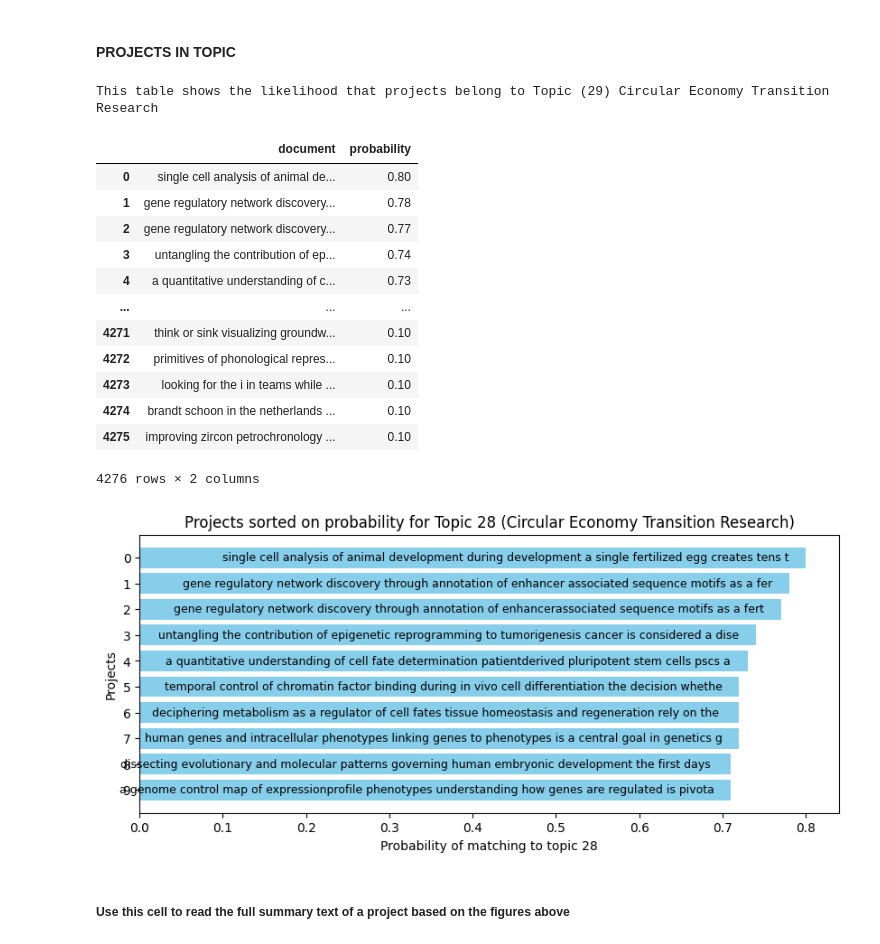
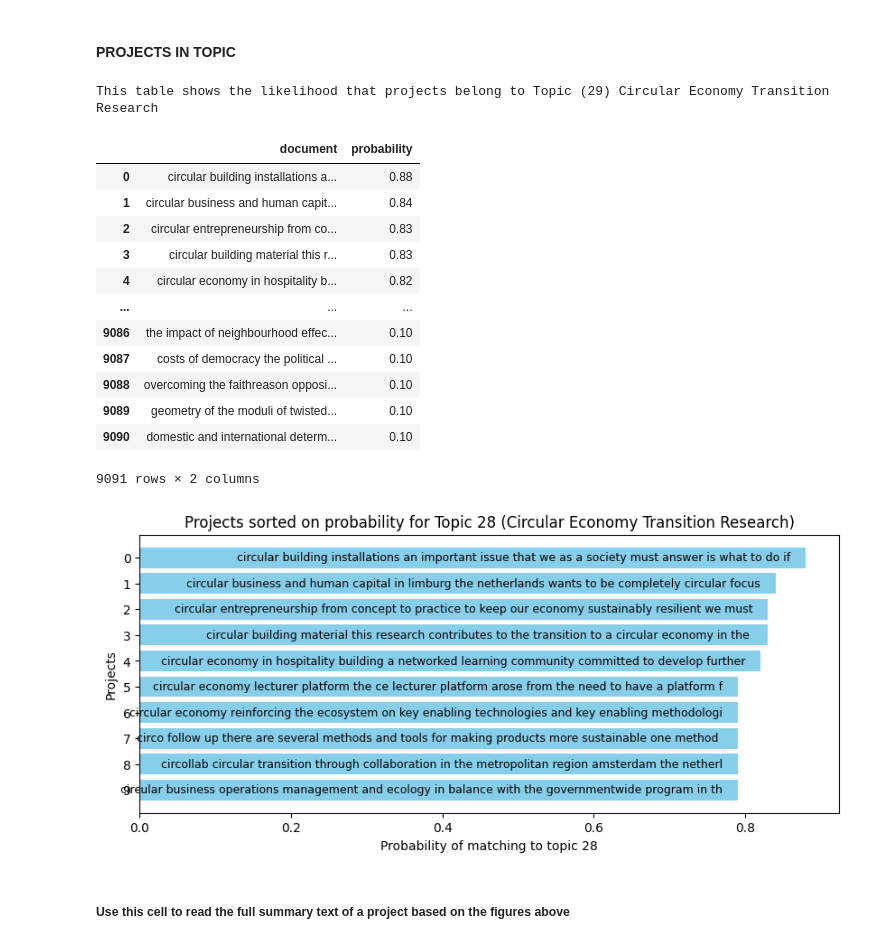
Before and after one commit to anetey-abbey/pbl_research_trends, a Jupyter notebook: topic_analysis/nwo_topic_analysis.ipynb, the cells around one changed output. Cells and saved outputs as stored; diff of their text form; code cells hidden in the pictures.

Commit message:
Fixed indexing for graphs nwo

```diff
--- a/topic_analysis/nwo_topic_analysis.ipynb
+++ b/topic_analysis/nwo_topic_analysis.ipynb
@@ -334,7 +334,7 @@ topic_name = topic_model.get_topic_info()['CustomName'][TOPIC_INDEX]
 print(f'This table shows the likelihood that projects belong to Topic ({TOPIC_INDEX}) {SELECTED_TOPIC_NAME} ')
 
 # Extract the probabilities for the specific topic
-specific_topic_probs = probs[:, SELECTED_TOPIC_ID]
+specific_topic_probs = probs[:, TOPIC_INDEX]
 
 # Find the indices of documents with a probability above the threshold for the specific topic
 doc_indices = np.where(specific_topic_probs >= THRESHOLD_DOC_PROB_TABLE)[0]
@@ -365,45 +365,45 @@ df_specific_topic_top_n['document'] = df_specific_topic_top_n['document'].str.sl
 # Plotting
 plt.figure(figsize=(10, 4))  # Change height to a smaller value
 bars = plt.barh(df_specific_topic_top_n.index, df_specific_topic_top_n['probability'], color='skyblue')
 plt.xlabel(f'Probability of matching to topic {SELECTED_TOPIC_ID}')
 plt.ylabel('Projects')
 plt.title(f'Projects sorted on probability for Topic {SELECTED_TOPIC_ID} ({SELECTED_TOPIC_NAME})')
 
 
 # Setting yticks to ensure all labels are shown
 plt.yticks(ticks=range(len(df_specific_topic_top_n)), labels=df_specific_topic_top_n.index)
 
 # Adding text inside the bars
 for bar, doc_text in zip(bars, df_specific_topic_top_n['document']):
     plt.text(
         bar.get_width() - 0.02,  # Adjust the position of the text within the bar
         bar.get_y() + bar.get_height() / 2,
         doc_text,
         ha='right',  # Align text to the right
         va='center',
         fontsize=9,
         color='black',
         wrap=True
     )
 
 plt.gca().invert_yaxis()  # Invert y-axis to have the highest probability at the top
 plt.show()
 # %% [output]
 This table shows the likelihood that projects belong to Topic (29) Circular Economy Transition Research
 |  | document | probability |
-| 0 | single cell analysis of animal de... | 0.80 |
-| 1 | gene regulatory network discovery... | 0.78 |
-| 2 | gene regulatory network discovery... | 0.77 |
-| 3 | untangling the contribution of ep... | 0.74 |
-| 4 | a quantitative understanding of c... | 0.73 |
+| 0 | circular building installations a... | 0.88 |
+| 1 | circular business and human capit... | 0.84 |
+| 2 | circular entrepreneurship from co... | 0.83 |
+| 3 | circular building material this r... | 0.83 |
+| 4 | circular economy in hospitality b... | 0.82 |
 | ... | ... | ... |
-| 4271 | think or sink visualizing groundw... | 0.10 |
-| 4272 | primitives of phonological repres... | 0.10 |
-| 4273 | looking for the i in teams while ... | 0.10 |
-| 4274 | brandt schoon in the netherlands ... | 0.10 |
-| 4275 | improving zircon petrochronology ... | 0.10 |
+| 9086 | the impact of neighbourhood effec... | 0.10 |
+| 9087 | costs of democracy the political ... | 0.10 |
+| 9088 | overcoming the faithreason opposi... | 0.10 |
+| 9089 | geometry of the moduli of twisted... | 0.10 |
+| 9090 | domestic and international determ... | 0.10 |
-4276 rows × 2 columns
+9091 rows × 2 columns
-[figure, old version]
+[figure, new version]
 # %% [markdown]
 ##### Use this cell to read the full summary text of a project based on the figures above
 # %%
```
Also changed, not shown: parts of 4 cells of this notebook.
